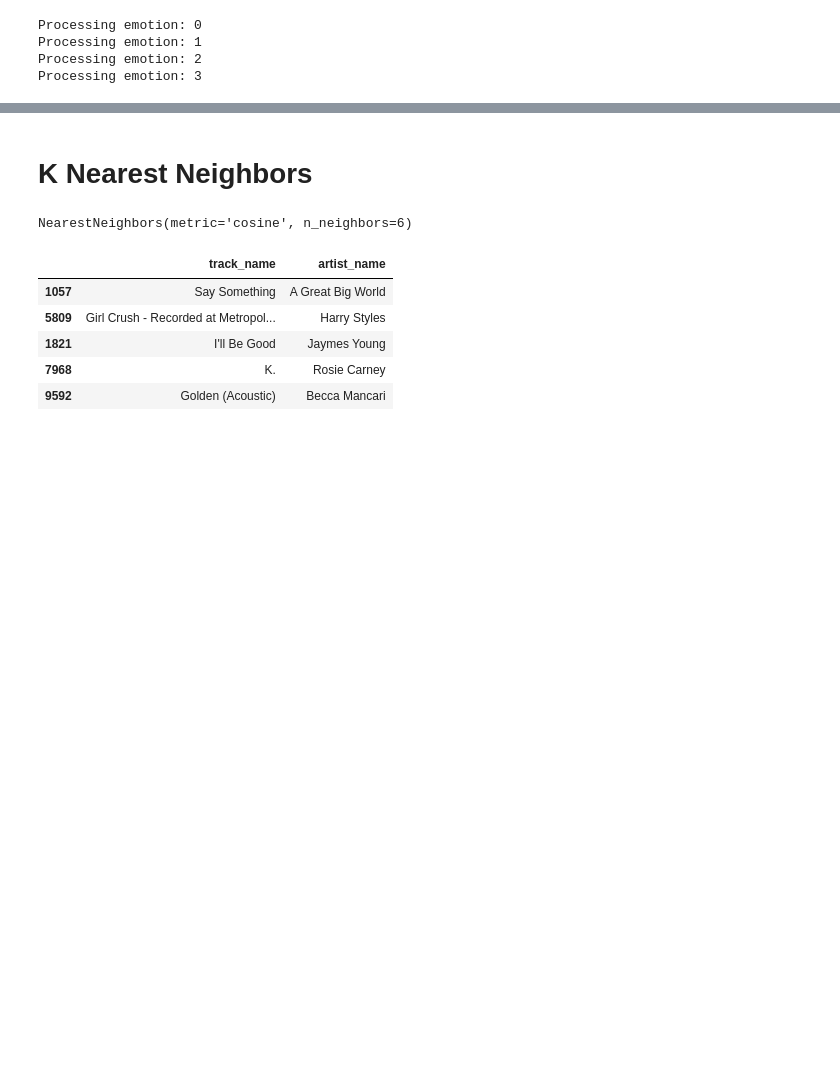
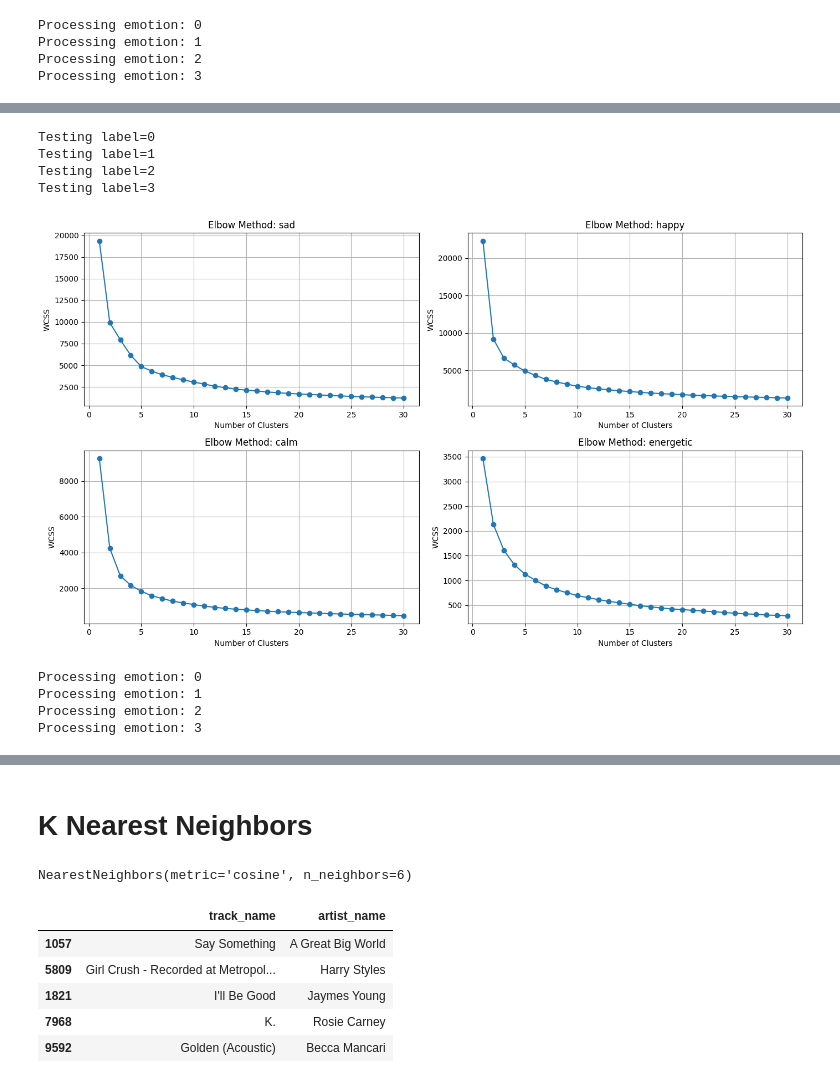
Before and after one commit to yuneihlaing/music_recommender, a Jupyter notebook: Emotion-based.ipynb, the cells around one changed output, grey strips where cells are left out. Saved outputs shown, nothing was run; the diff lists cells and outputs as text; code cells hidden in the pictures; blank space fills up the shorter version.

Commit message:
PCA for k means plus results

```diff
--- a/Emotion-based.ipynb
+++ b/Emotion-based.ipynb
@@ -602,0 +638,48 @@ Processing emotion: 3 with k=10
+# %%
+import math
+num_emotions = len(emotion_list)
+cols = 2
+rows = math.ceil(num_emotions / cols)
+
+fig, axs = plt.subplots(rows, cols, figsize=(14, 4 * rows))
+axs = axs.flatten()  # Flatten in case of single row
+
+for i, emotion in enumerate(emotion_list):
+    print(f"Testing label={emotion}")
+    emotion_indices = df_with_lyrics[df_with_lyrics['labels'] == emotion].index
+    emotion_data = pca_df.loc[emotion_indices]
+
+    means, inertias = optimise_k_means(emotion_data, 30)
+
+    axs[i].plot(means, inertias, 'o-')
+    axs[i].set_title(f'Elbow Method: {emotion_dict[emotion]}')
+    axs[i].set_xlabel('Number of Clusters')
+    axs[i].set_ylabel('WCSS')
+    axs[i].grid(True)
+
+# Hide any unused subplots if number of emotions is odd
+for j in range(i + 1, len(axs)):
+    fig.delaxes(axs[j])
+
+plt.tight_layout()
+plt.show()
+# %% [output]
+Testing label=0
+Testing label=1
+Testing label=2
+Testing label=3
+[figure, added]
+# %%
+emotion_scores = {}
+
+for emotion in emotion_list:
+    emotion_indices = df_with_lyrics[df_with_lyrics['labels'] == emotion].index
+    emotion_data = pca_df.loc[emotion_indices]
+    print(f"Processing emotion: {emotion}")
+    scores = k_score(emotion_data, 30)
+    emotion_scores[emotion] = scores
+# %% [output]
+Processing emotion: 0
+Processing emotion: 1
+Processing emotion: 2
+Processing emotion: 3
```
Also changed, not shown: parts of 40 cells of this notebook.
